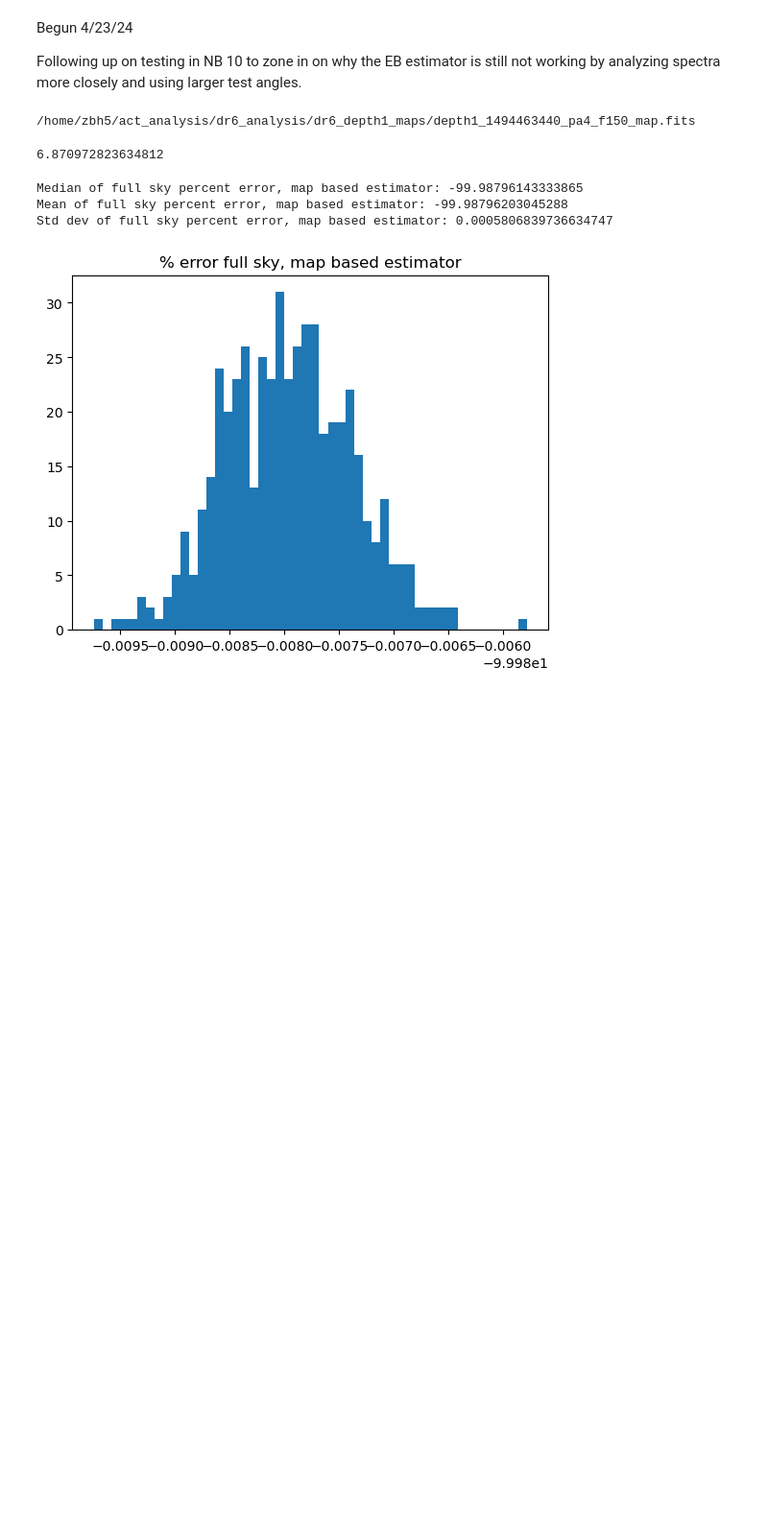
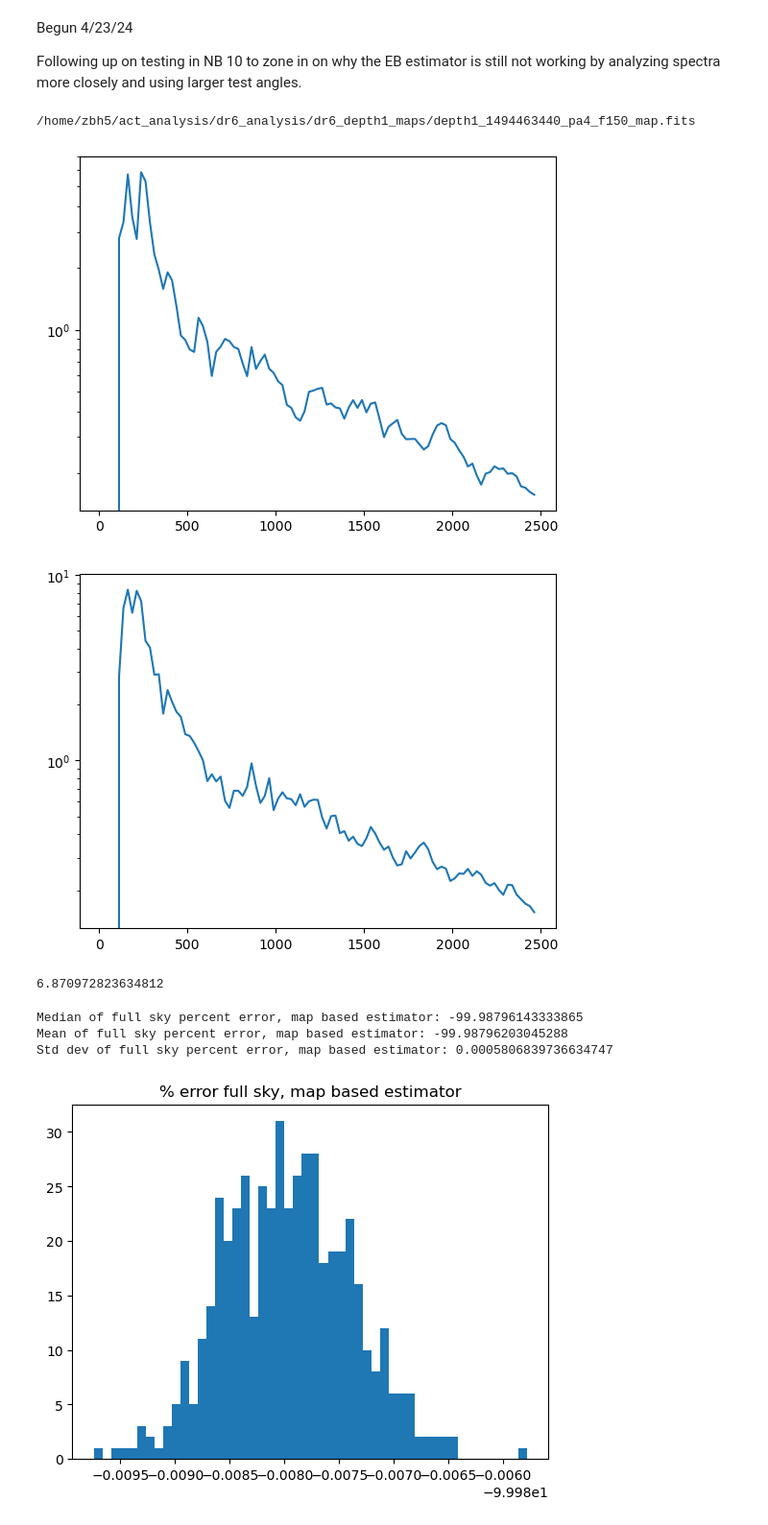
Before and after one commit to zhuber21/act-axion-analysis, a Jupyter notebook: notebooks/healpy_only_mask_test_11_20240423.ipynb, the cells around one changed output. Shown: that part at 96% size. Saved outputs shown, nothing was run; the diff lists cells and outputs as text; code cells hidden in the pictures; blank space fills up the shorter version.

```diff
--- a/notebooks/healpy_only_mask_test_11_20240423.ipynb
+++ b/notebooks/healpy_only_mask_test_11_20240423.ipynb
@@ -218,6 +218,17 @@ _, depth1_EE, _ = spectrum_from_maps(depth1_E,depth1_E,1.0,w2,lmax,bin_size)
 _, depth1_BB, _ = spectrum_from_maps(depth1_B,depth1_B,1.0,w2,lmax,bin_size)
 # %% [output]
 /home/zbh5/act_analysis/dr6_analysis/dr6_depth1_maps/depth1_1494463440_pa4_f150_map.fits
+# %%
+plt.semilogy(ell_b,depth1_EE)
+plt.show()
+plt.close()
+
+plt.semilogy(ell_b,depth1_BB)
+plt.show()
+plt.close()
+# %% [output]
+[figure, added]
+[figure, added]
 # %%
 # Interpolating noise data to fill every ell to put into synfast
 from scipy.interpolate import CubicSpline
```
Also changed, not shown: parts of 10 cells of this notebook, 1 other file.
